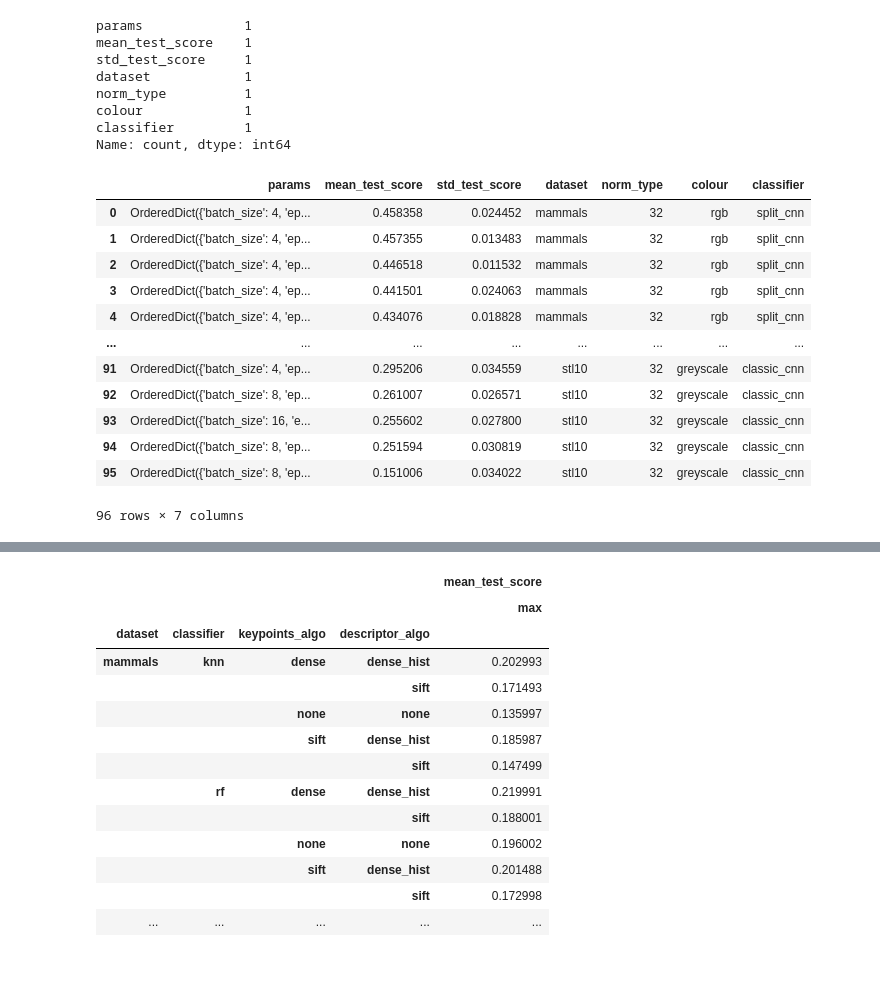
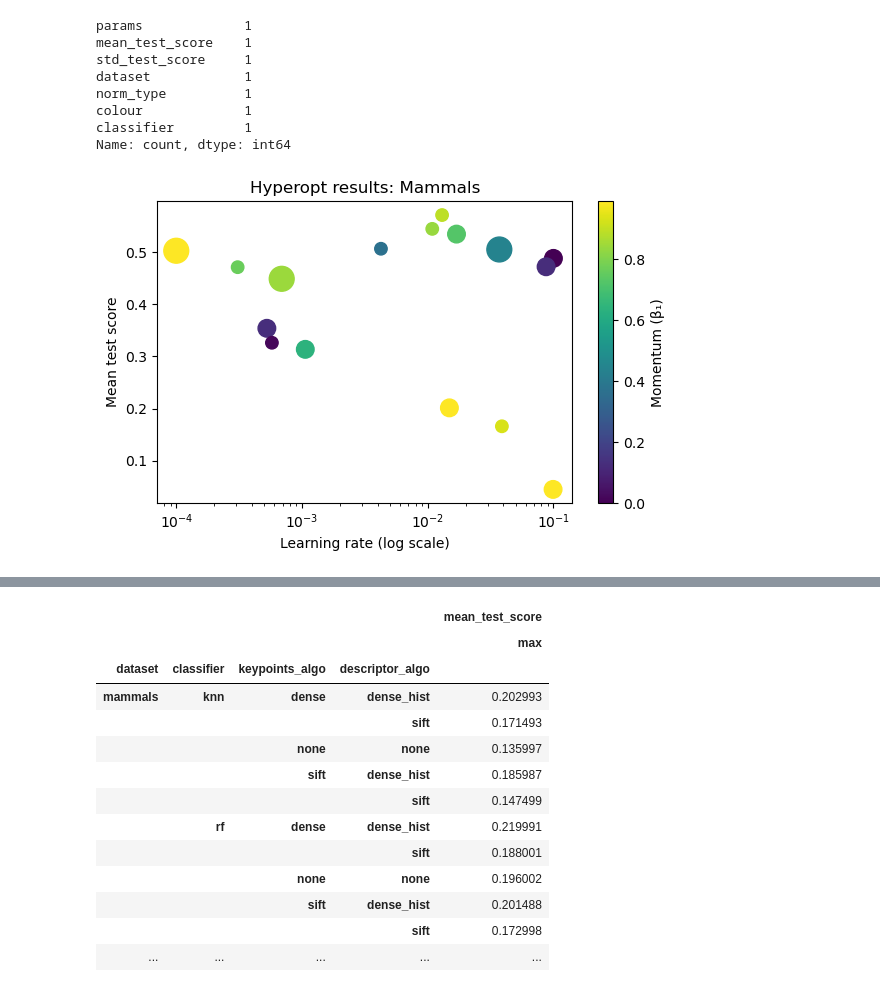
Before and after one commit to Detriatis/computer_vision, a Jupyter notebook: results/analysis/hyperopt.ipynb, the cells around one changed output, grey strips where cells are left out. Saved outputs shown, nothing was run; the diff lists cells and outputs as text; code cells hidden in the pictures.

```diff
--- a/results/analysis/hyperopt.ipynb
+++ b/results/analysis/hyperopt.ipynb
@@ -24,19 +31,29 @@ Name: count, dtype: int64
 # %%
-df_cnn
+cols = ['classifier', 'dataset', 'momentum', 'lr', 'epochs', 'batch_size', 'mean_test_score', 'std_test_score']
+dfm = df_cnn[
+    (df_cnn['classifier'] == 'split_cnn') &
+    (df_cnn['dataset']    == 'mammals')
+][cols]
-# %% [output]
-|  | params | mean_test_score | std_test_score | dataset | norm_type | colour | classifier |
-| 0 | OrderedDict({'batch_size': 4, 'ep... | 0.458358 | 0.024452 | mammals | 32 | rgb | split_cnn |
-| 1 | OrderedDict({'batch_size': 4, 'ep... | 0.457355 | 0.013483 | mammals | 32 | rgb | split_cnn |
-| 2 | OrderedDict({'batch_size': 4, 'ep... | 0.446518 | 0.011532 | mammals | 32 | rgb | split_cnn |
-| 3 | OrderedDict({'batch_size': 4, 'ep... | 0.441501 | 0.024063 | mammals | 32 | rgb | split_cnn |
-| 4 | OrderedDict({'batch_size': 4, 'ep... | 0.434076 | 0.018828 | mammals | 32 | rgb | split_cnn |
-| ... | ... | ... | ... | ... | ... | ... | ... |
-| 91 | OrderedDict({'batch_size': 4, 'ep... | 0.295206 | 0.034559 | stl10 | 32 | greyscale | classic_cnn |
-| 92 | OrderedDict({'batch_size': 8, 'ep... | 0.261007 | 0.026571 | stl10 | 32 | greyscale | classic_cnn |
-| 93 | OrderedDict({'batch_size': 16, 'e... | 0.255602 | 0.027800 | stl10 | 32 | greyscale | classic_cnn |
-| 94 | OrderedDict({'batch_size': 8, 'ep... | 0.251594 | 0.030819 | stl10 | 32 | greyscale | classic_cnn |
-| 95 | OrderedDict({'batch_size': 8, 'ep... | 0.151006 | 0.034022 | stl10 | 32 | greyscale | classic_cnn |
-96 rows × 7 columns
+# %%
+import matplotlib.pyplot as plt
+
+# filter to one dataset:
+
+# scatter mean score vs lr, color by momentum:
+plt.figure(figsize=(6,4))
+sc = plt.scatter(dfm['lr'], dfm['mean_test_score'],
+                 s=dfm['batch_size']*20,          # bubble size ~ batch
+                 c=dfm['momentum'],                # color ~ momentum
+                 cmap='viridis')
+plt.xscale('log')
+plt.xlabel("Learning rate (log scale)")
+plt.ylabel("Mean test score")
+plt.title("Hyperopt results: Mammals")
+plt.colorbar(sc, label="Momentum (β₁)")
+plt.tight_layout()
+plt.show()
+# %% [output]
+[figure, added]
 # %%
 df_cnn['colour'] = df_cnn['colour'].fillna(3)
 cols = ['dataset', 'norm_type', 'colour', 'classifier']
```
Also changed, not shown: parts of 5 cells of this notebook, 29 other files.
